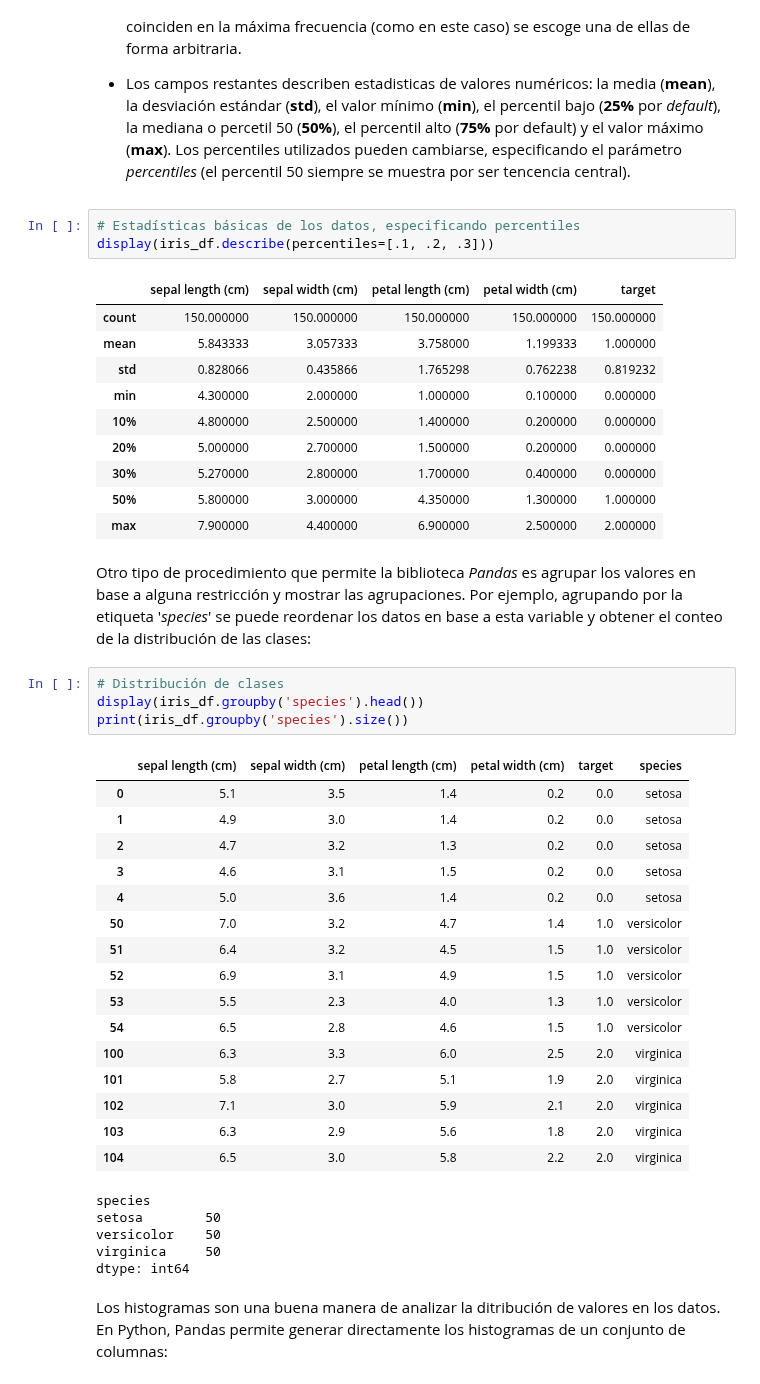
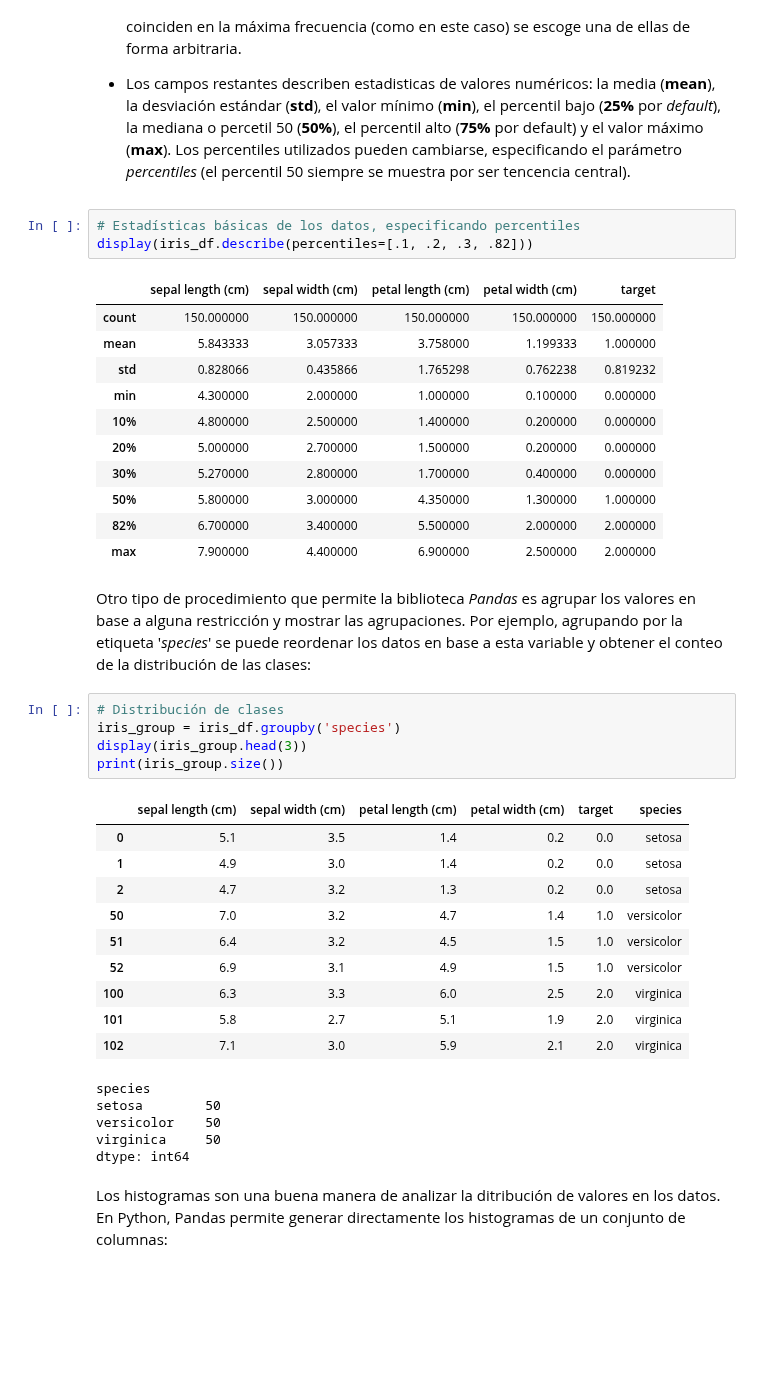
Before and after one commit to rsotoc/pattern-recognition, a Jupyter notebook: 5. Comprensión de los datos.ipynb, the cells around one changed output. Drawn from its saved outputs; the diff is of its cells as text; blank space fills up the shorter version.

```diff
--- a/5. Comprensión de los datos.ipynb
+++ b/5. Comprensión de los datos.ipynb
@@ -139,7 +175,7 @@ La tabla anterior, obtenida mediante el método [*Pandas.DataFrame.describe*()](
 * Los campos restantes describen estadisticas de valores numéricos: la media (**mean**), la desviación estándar (**std**), el valor mínimo (**min**), el percentil bajo (**25%** por *default*), la mediana o percetil 50 (**50%**), el percentil alto (**75%** por default) y el valor máximo (**max**). Los percentiles utilizados pueden cambiarse, especificando el parámetro *percentiles* (el percentil 50 siempre se muestra por ser tencencia central).
 # %%
 # Estadísticas básicas de los datos, especificando percentiles
-display(iris_df.describe(percentiles=[.1, .2, .3]))
+display(iris_df.describe(percentiles=[.1, .2, .3, .82]))
 # %% [output]
 |  | sepal length (cm) | sepal width (cm) | petal length (cm) | petal width (cm) | target |
 | count | 150.000000 | 150.000000 | 150.000000 | 150.000000 | 150.000000 |
@@ -150,30 +186,26 @@ display(iris_df.describe(percentiles=[.1, .2, .3]))
 | 20% | 5.000000 | 2.700000 | 1.500000 | 0.200000 | 0.000000 |
 | 30% | 5.270000 | 2.800000 | 1.700000 | 0.400000 | 0.000000 |
 | 50% | 5.800000 | 3.000000 | 4.350000 | 1.300000 | 1.000000 |
+| 82% | 6.700000 | 3.400000 | 5.500000 | 2.000000 | 2.000000 |
 | max | 7.900000 | 4.400000 | 6.900000 | 2.500000 | 2.000000 |
 # %% [markdown]
 Otro tipo de procedimiento que permite la biblioteca *Pandas* es agrupar los valores en base a alguna restricción y mostrar las agrupaciones. Por ejemplo, agrupando por la etiqueta '*species*' se puede reordenar los datos en base a esta variable y obtener el conteo de la distribución de las clases:
 # %%
 # Distribución de clases
-display(iris_df.groupby('species').head())
-print(iris_df.groupby('species').size())
+iris_group = iris_df.groupby('species')
+display(iris_group.head(3))
+print(iris_group.size())
 # %% [output]
 |  | sepal length (cm) | sepal width (cm) | petal length (cm) | petal width (cm) | target | species |
 | 0 | 5.1 | 3.5 | 1.4 | 0.2 | 0.0 | setosa |
 | 1 | 4.9 | 3.0 | 1.4 | 0.2 | 0.0 | setosa |
 | 2 | 4.7 | 3.2 | 1.3 | 0.2 | 0.0 | setosa |
-| 3 | 4.6 | 3.1 | 1.5 | 0.2 | 0.0 | setosa |
-| 4 | 5.0 | 3.6 | 1.4 | 0.2 | 0.0 | setosa |
 | 50 | 7.0 | 3.2 | 4.7 | 1.4 | 1.0 | versicolor |
 | 51 | 6.4 | 3.2 | 4.5 | 1.5 | 1.0 | versicolor |
 | 52 | 6.9 | 3.1 | 4.9 | 1.5 | 1.0 | versicolor |
-| 53 | 5.5 | 2.3 | 4.0 | 1.3 | 1.0 | versicolor |
-| 54 | 6.5 | 2.8 | 4.6 | 1.5 | 1.0 | versicolor |
 | 100 | 6.3 | 3.3 | 6.0 | 2.5 | 2.0 | virginica |
 | 101 | 5.8 | 2.7 | 5.1 | 1.9 | 2.0 | virginica |
 | 102 | 7.1 | 3.0 | 5.9 | 2.1 | 2.0 | virginica |
-| 103 | 6.3 | 2.9 | 5.6 | 1.8 | 2.0 | virginica |
-| 104 | 6.5 | 3.0 | 5.8 | 2.2 | 2.0 | virginica |
 species
 setosa        50
 versicolor    50
```
Also changed, not shown: parts of 23 cells of this notebook.
